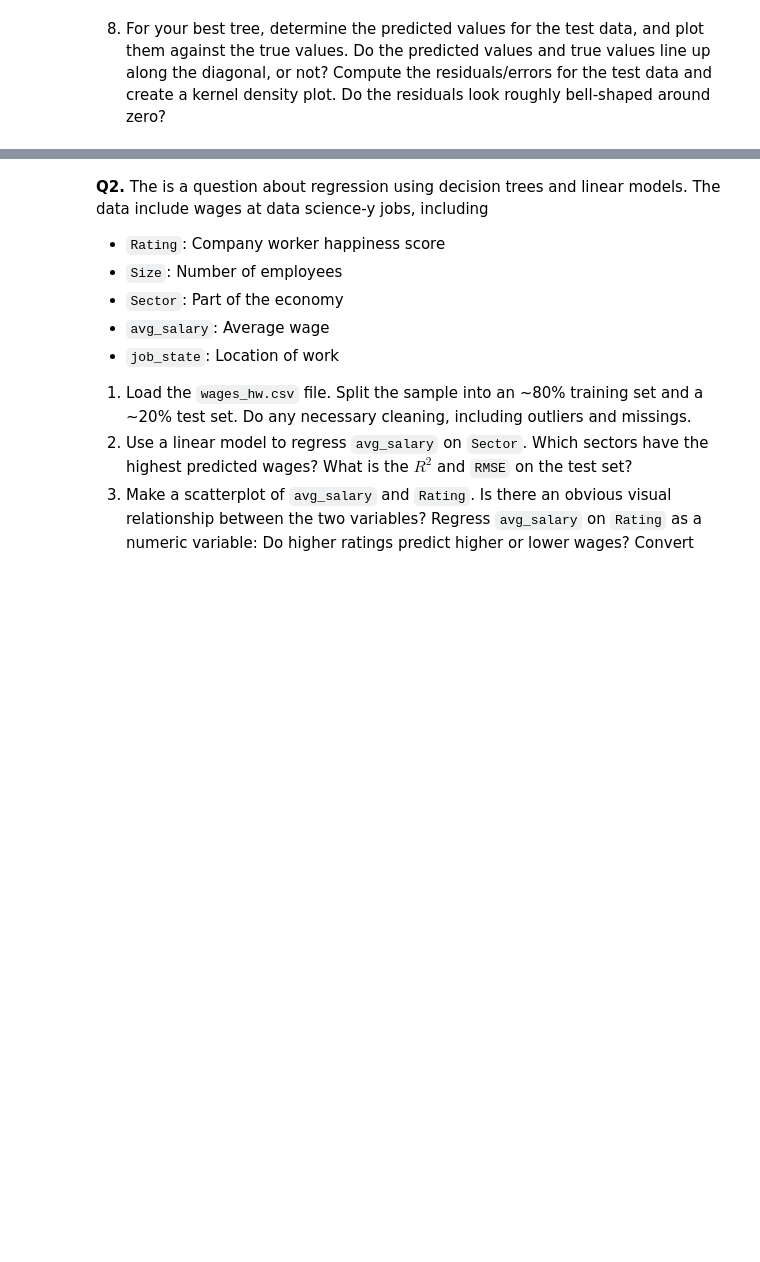
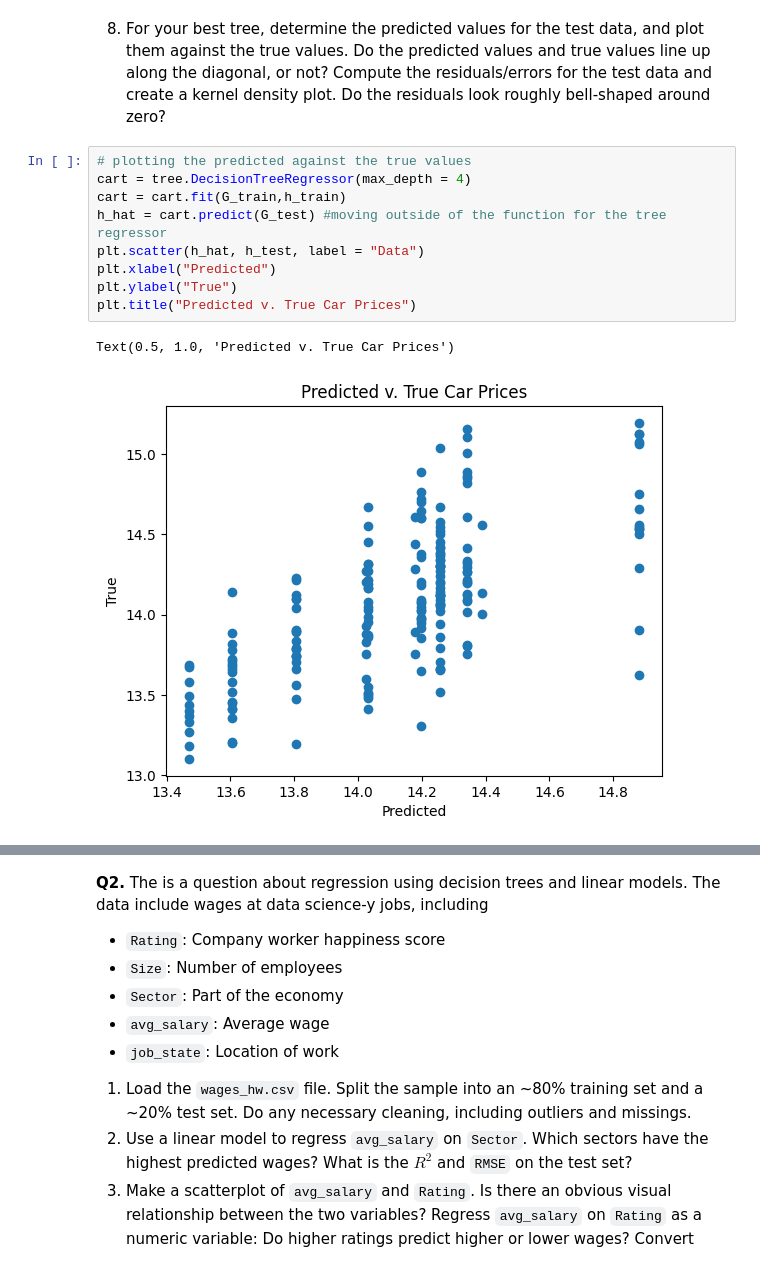
Before and after one commit to acb4rn/assignment4, a Jupyter notebook: assignment4.ipynb, the cells around one changed output, grey strips where cells are left out. Drawn from its saved outputs; the diff is of its cells as text; blank space fills up the shorter version.

```diff
--- a/assignment4.ipynb
+++ b/assignment4.ipynb
@@ -422,3 +422,15 @@ treeReg(50,G_train, h_train, G_test, h_test)
 As I increase the depth of the tree, it appears that the model does worse with predicting. The best tree model had a depth of 4 with an r-squared value of 0.439 and RMSE of 0.338. Even though there was an increase in R-squared and decrease in RMSE between depths 2 and 4, the increase after 4 worsened the r-squared and RMSE.
 # %% [markdown]
 8. For your best tree, determine the predicted values for the test data, and plot them against the true values. Do the predicted values and true values line up along the diagonal, or not? Compute the residuals/errors for the test data and create a kernel density plot. Do the residuals look roughly bell-shaped around zero?
+# %%
+# plotting the predicted against the true values
+cart = tree.DecisionTreeRegressor(max_depth = 4)
+cart = cart.fit(G_train,h_train)
+h_hat = cart.predict(G_test) #moving outside of the function for the tree regressor
+plt.scatter(h_hat, h_test, label = "Data")
+plt.xlabel("Predicted")
+plt.ylabel("True")
+plt.title("Predicted v. True Car Prices")
+# %% [output]
+Text(0.5, 1.0, 'Predicted v. True Car Prices')
+[figure, added]
```
Also changed, not shown: parts of 9 cells of this notebook.
